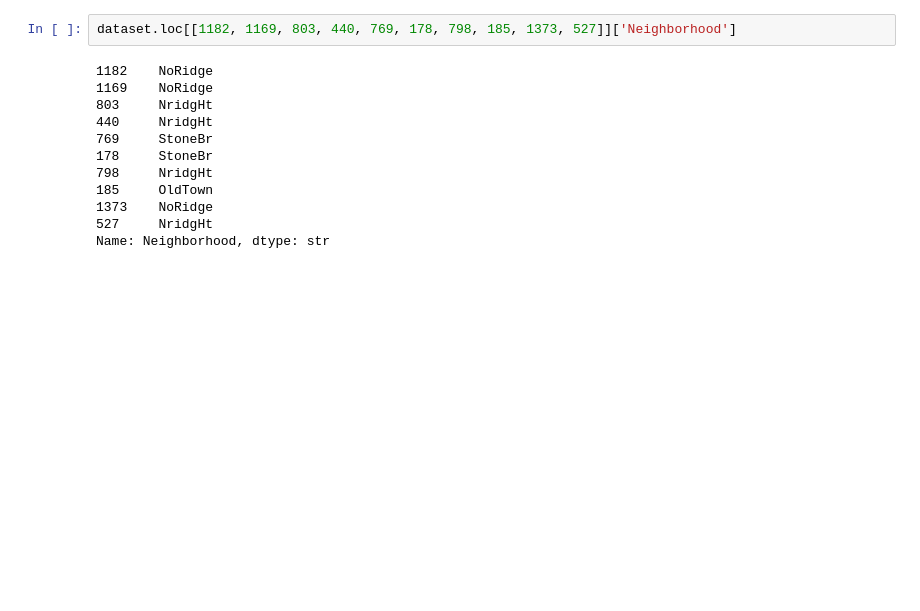
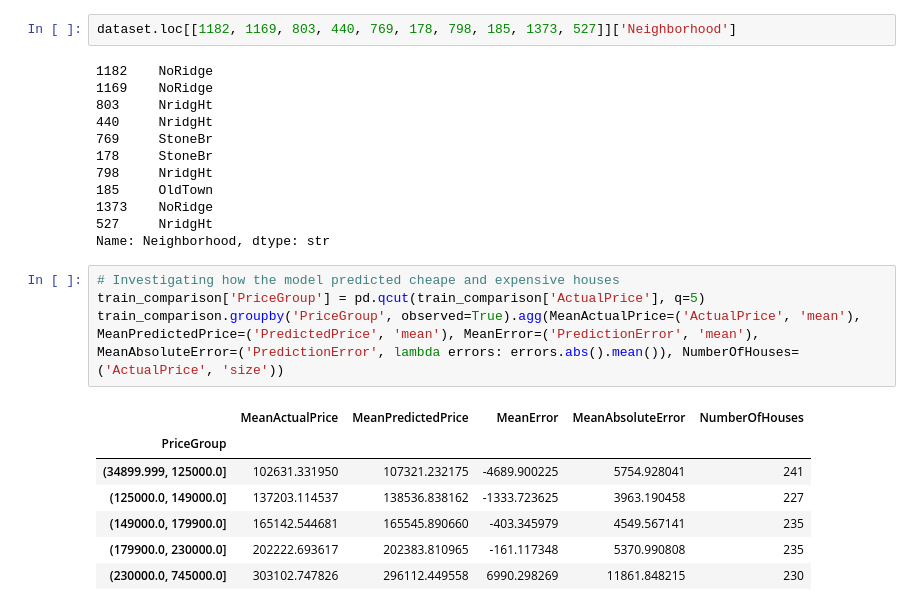
Before and after one commit to kogimurio/house_sales_prediction, a Jupyter notebook: saales_price_predictions.ipynb, the cells around one changed output. Drawn from its saved outputs; the diff is of its cells as text; blank space fills up the shorter version.

Commit message:
model prediction on cheap and expensive train houses

```diff
--- a/saales_price_predictions.ipynb
+++ b/saales_price_predictions.ipynb
@@ -4009,3 +4009,15 @@ dataset.loc[[1182, 1169, 803, 440, 769, 178, 798, 185, 1373, 527]]['Neighborhood
 1373    NoRidge
 527     NridgHt
 Name: Neighborhood, dtype: str
+# %%
+# Investigating how the model predicted cheape and expensive houses
+train_comparison['PriceGroup'] = pd.qcut(train_comparison['ActualPrice'], q=5)
+train_comparison.groupby('PriceGroup', observed=True).agg(MeanActualPrice=('ActualPrice', 'mean'), MeanPredictedPrice=('PredictedPrice', 'mean'), MeanError=('PredictionError', 'mean'), MeanAbsoluteError=('PredictionError', lambda errors: errors.abs().mean()), NumberOfHouses=('ActualPrice', 'size'))
+# %% [output]
+|  | MeanActualPrice | MeanPredictedPrice | MeanError | MeanAbsoluteError | NumberOfHouses |
+| PriceGroup |  |  |  |  |  |
+| (34899.999, 125000.0] | 102631.331950 | 107321.232175 | -4689.900225 | 5754.928041 | 241 |
+| (125000.0, 149000.0] | 137203.114537 | 138536.838162 | -1333.723625 | 3963.190458 | 227 |
+| (149000.0, 179900.0] | 165142.544681 | 165545.890660 | -403.345979 | 4549.567141 | 235 |
+| (179900.0, 230000.0] | 202222.693617 | 202383.810965 | -161.117348 | 5370.990808 | 235 |
+| (230000.0, 745000.0] | 303102.747826 | 296112.449558 | 6990.298269 | 11861.848215 | 230 |
```
Also changed, not shown: parts of 6 cells of this notebook.
